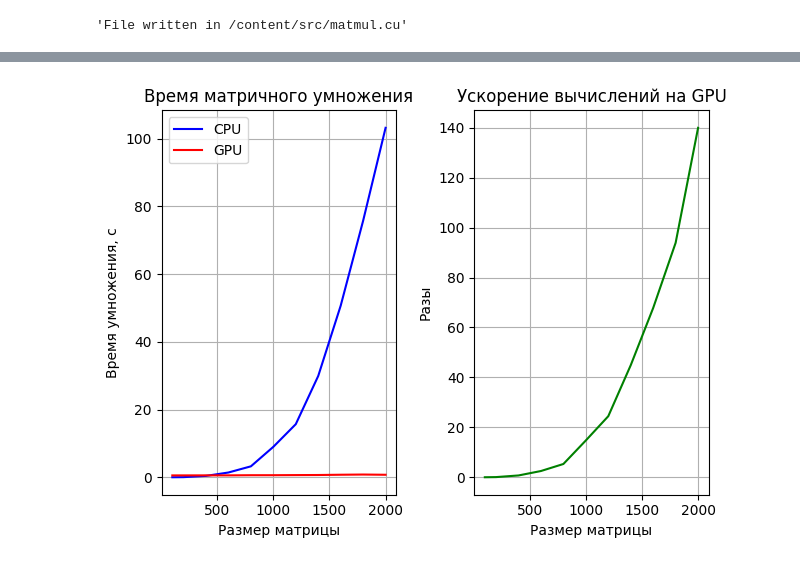
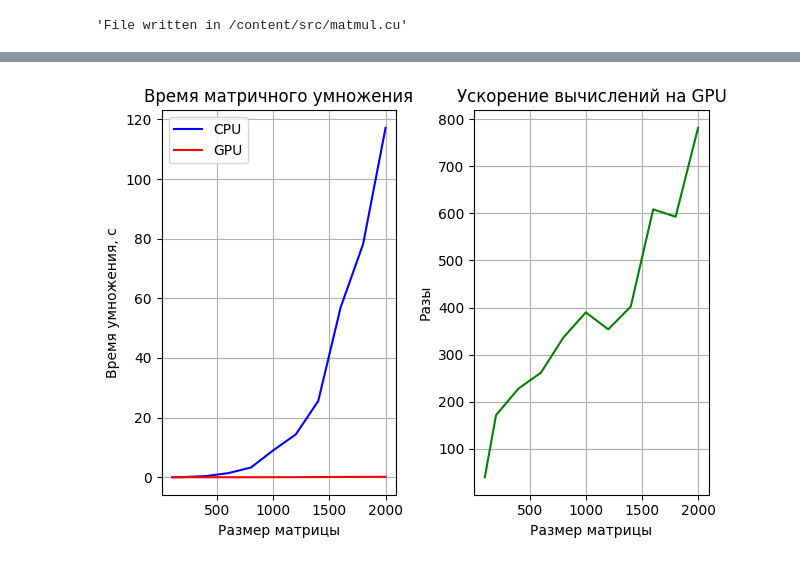
Before and after one commit to KhoroshevDaniil/HPC_2023, a Jupyter notebook: MatrixMultiplication/HPC_2023_Matrix_Multiplication.ipynb, the cells around one changed output, grey strips where cells are left out. Cells and saved outputs as stored; diff of their text form; code cells hidden in the pictures.

```diff
--- a/MatrixMultiplication/HPC_2023_Matrix_Multiplication.ipynb
+++ b/MatrixMultiplication/HPC_2023_Matrix_Multiplication.ipynb
@@ -192,32 +271,32 @@ Requirement already satisfied: six>=1.5 in /usr/local/lib/python3.10/dist-packag
 # %%
 from matplotlib import pyplot as plt
 %matplotlib inline
 
 size = [100, 200, 400, 600, 800, 1000, 1200, 1400, 1600, 1800, 2000]
-gpu_time = [0.549647, 0.552024, 0.558863, 0.56148, 0.60653, 0.60934, 0.64075, 0.66628, 0.74685, 0.80640, 0.73697]
-cpu_time = [0.004294, 0.037585, 0.404768, 1.40593, 3.22605, 8.98707, 15.6758, 29.9115, 50.6523, 75.7411, 103.167]
+gpu_time = [0.000115, 0.000395, 0.001699, 0.00534, 0.00967, 0.02323, 0.04058, 0.06361, 0.09368, 0.13194, 0.14992]
+cpu_time = [0.004551, 0.067737, 0.387365, 1.39737, 3.25237, 9.05389, 14.3532, 25.5743, 57.0130, 78.2295, 117.202]
 
 assert len(size) == len(gpu_time)
 assert len(size) == len(cpu_time)
 
 acceleration = [cpu / gpu for cpu, gpu in zip(cpu_time, gpu_time)]
 
 fig, axes = plt.subplots(nrows=1, ncols=2)
 axes[0].plot(size, cpu_time, label='CPU', color='b')
 axes[0].plot(size, gpu_time, label='GPU', color='r')
 axes[0].grid(True)
 axes[0].legend()
 axes[0].set_xlabel("Размер матрицы")
 axes[0].set_ylabel("Время умножения, с")
 axes[0].set_title('Время матричного умножения')
 
 axes[1].plot(size, acceleration, color='g')
 axes[1].grid(True)
 axes[1].set_xlabel("Размер матрицы")
 axes[1].set_ylabel("Разы")
 axes[1].set_title('Ускорение вычислений на GPU')
 
 plt.tight_layout()
 plt.show()
 # %% [output]
-[figure, old version]
+[figure, new version]
```
Also changed, not shown: parts of 4 cells of this notebook.
